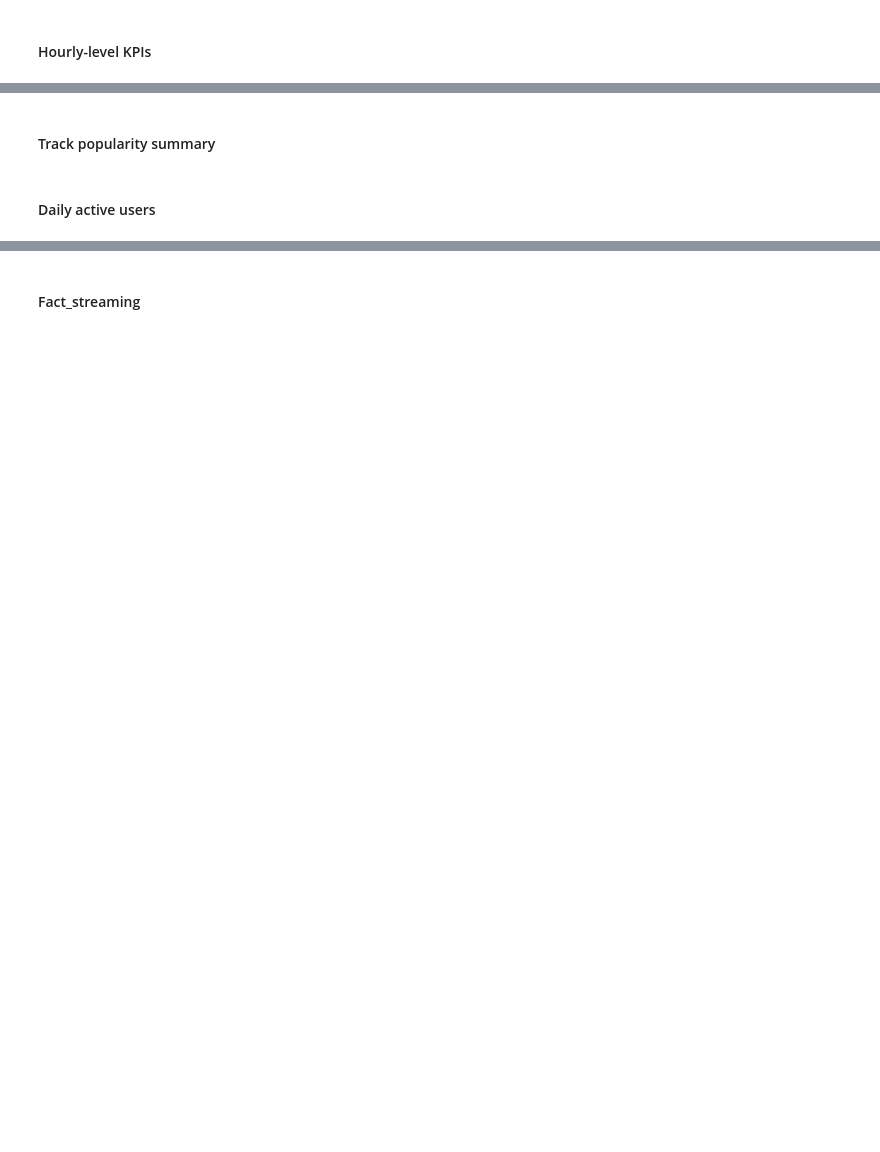
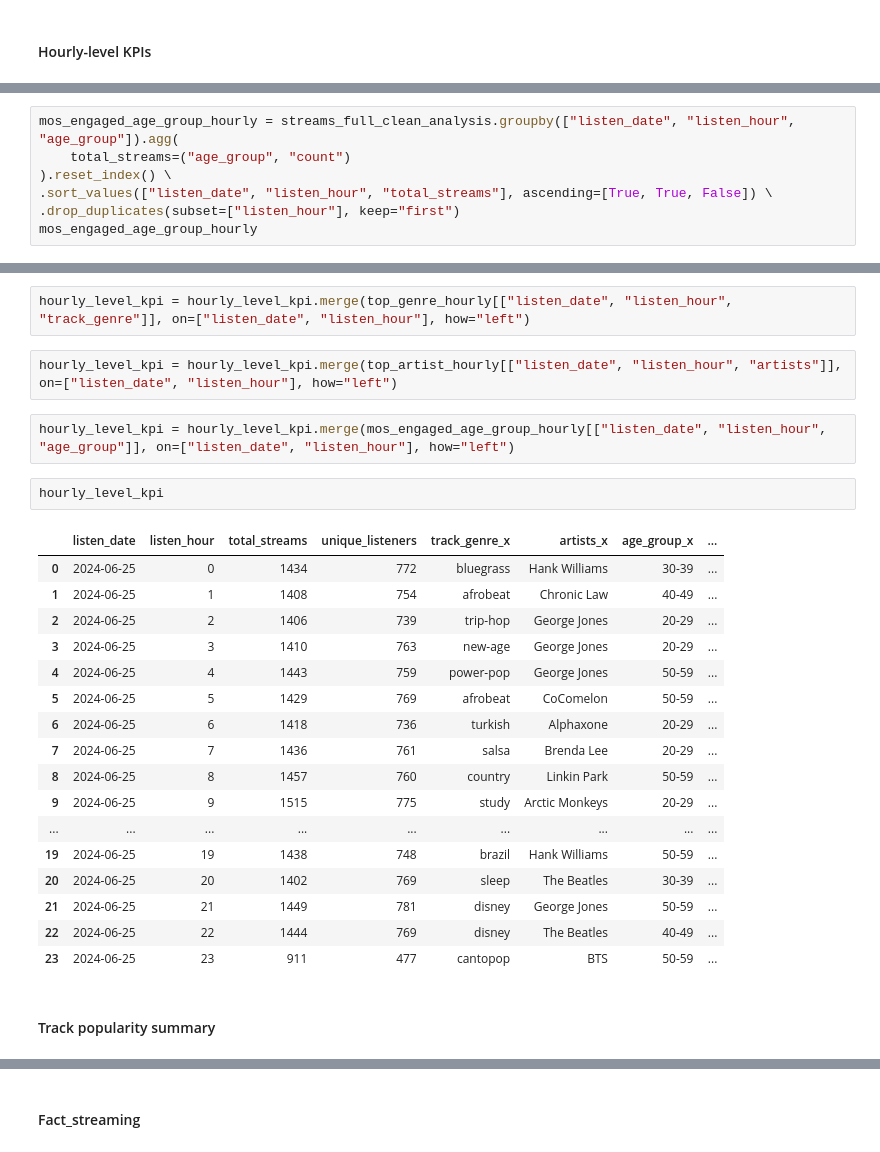
Before and after one commit to ghinakh/spotify_etl, a Jupyter notebook: code/local_explore_transform.ipynb, the cells around one changed output, grey strips where cells are left out. Saved outputs shown, nothing was run; the diff lists cells and outputs as text; blank space fills up the shorter version.

```diff
--- a/code/local_explore_transform.ipynb
+++ b/code/local_explore_transform.ipynb
@@ -269,0 +457,7 @@ genre_level_kpis
+# %%
+mos_engaged_age_group_hourly = streams_full_clean_analysis.groupby(["listen_date", "listen_hour", "age_group"]).agg(
+    total_streams=("age_group", "count")
+).reset_index() \
+.sort_values(["listen_date", "listen_hour", "total_streams"], ascending=[True, True, False]) \
+.drop_duplicates(subset=["listen_hour"], keep="first")
+mos_engaged_age_group_hourly
@@ -270,4 +482,28 @@ genre_level_kpis
+# %%
+hourly_level_kpi = hourly_level_kpi.merge(top_genre_hourly[["listen_date", "listen_hour", "track_genre"]], on=["listen_date", "listen_hour"], how="left")
+# %%
+hourly_level_kpi = hourly_level_kpi.merge(top_artist_hourly[["listen_date", "listen_hour", "artists"]], on=["listen_date", "listen_hour"], how="left")
+# %%
+hourly_level_kpi = hourly_level_kpi.merge(mos_engaged_age_group_hourly[["listen_date", "listen_hour", "age_group"]], on=["listen_date", "listen_hour"], how="left")
+# %%
+hourly_level_kpi
+# %% [output]
+|  | listen_date | listen_hour | total_streams | unique_listeners | track_genre_x | artists_x | age_group_x | ... |
+| 0 | 2024-06-25 | 0 | 1434 | 772 | bluegrass | Hank Williams | 30-39 | ... |
+| 1 | 2024-06-25 | 1 | 1408 | 754 | afrobeat | Chronic Law | 40-49 | ... |
+| 2 | 2024-06-25 | 2 | 1406 | 739 | trip-hop | George Jones | 20-29 | ... |
+| 3 | 2024-06-25 | 3 | 1410 | 763 | new-age | George Jones | 20-29 | ... |
+| 4 | 2024-06-25 | 4 | 1443 | 759 | power-pop | George Jones | 50-59 | ... |
+| 5 | 2024-06-25 | 5 | 1429 | 769 | afrobeat | CoComelon | 50-59 | ... |
+| 6 | 2024-06-25 | 6 | 1418 | 736 | turkish | Alphaxone | 20-29 | ... |
+| 7 | 2024-06-25 | 7 | 1436 | 761 | salsa | Brenda Lee | 20-29 | ... |
+| 8 | 2024-06-25 | 8 | 1457 | 760 | country | Linkin Park | 50-59 | ... |
+| 9 | 2024-06-25 | 9 | 1515 | 775 | study | Arctic Monkeys | 20-29 | ... |
+| ... | ... | ... | ... | ... | ... | ... | ... | ... |
+| 19 | 2024-06-25 | 19 | 1438 | 748 | brazil | Hank Williams | 50-59 | ... |
+| 20 | 2024-06-25 | 20 | 1402 | 769 | sleep | The Beatles | 30-39 | ... |
+| 21 | 2024-06-25 | 21 | 1449 | 781 | disney | George Jones | 50-59 | ... |
+| 22 | 2024-06-25 | 22 | 1444 | 769 | disney | The Beatles | 40-49 | ... |
+| 23 | 2024-06-25 | 23 | 911 | 477 | cantopop | BTS | 50-59 | ... |
 # %% [markdown]
 #### Track popularity summary
-# %% [markdown]
-#### Daily active users
```
Also changed, not shown: parts of 33 cells of this notebook.
